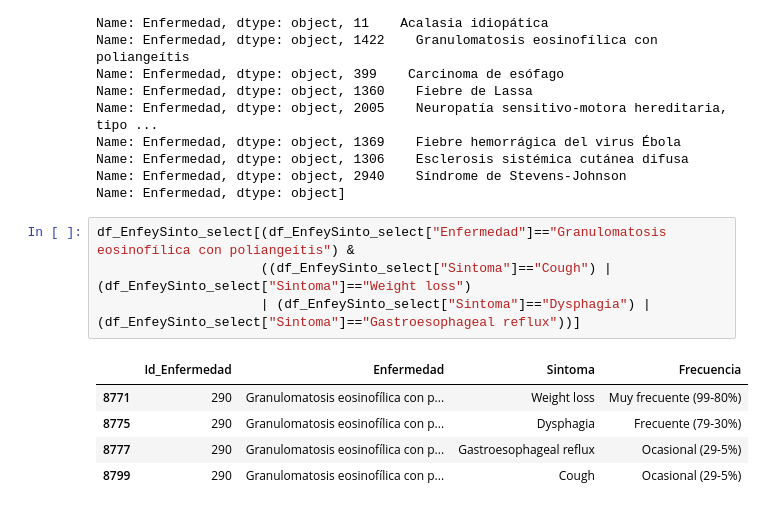
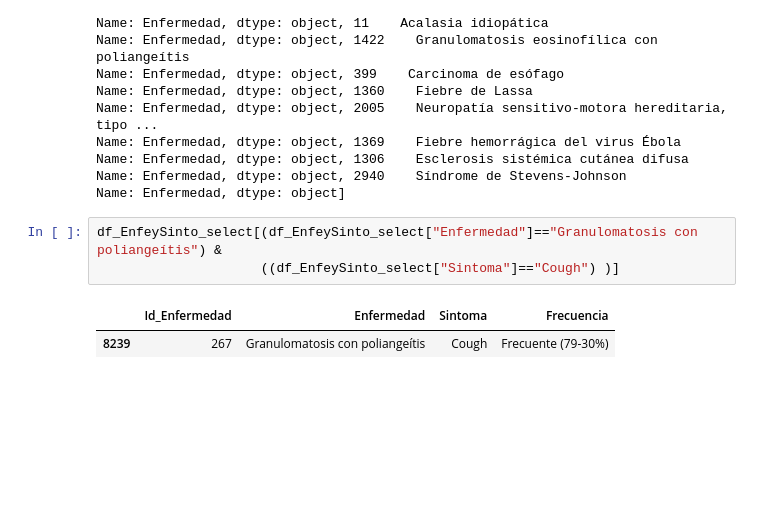
Before and after one commit to gpalomares2022/Kedro_real_project, a Jupyter notebook: notebooks/NotebookTFM18mayo.ipynb, the cells around one changed output. Drawn from its saved outputs; the diff is of its cells as text; blank space fills up the shorter version.

```diff
--- a/notebooks/NotebookTFM18mayo.ipynb
+++ b/notebooks/NotebookTFM18mayo.ipynb
@@ -811,12 +871,8 @@ Name: Enfermedad, dtype: object, 1306    Esclerosis sistémica cutánea difusa
 Name: Enfermedad, dtype: object, 2940    Síndrome de Stevens-Johnson
 Name: Enfermedad, dtype: object]
 # %%
-df_EnfeySinto_select[(df_EnfeySinto_select["Enfermedad"]=="Granulomatosis eosinofílica con poliangeítis") &
-                     ((df_EnfeySinto_select["Sintoma"]=="Cough") | (df_EnfeySinto_select["Sintoma"]=="Weight loss")
-                     | (df_EnfeySinto_select["Sintoma"]=="Dysphagia") | (df_EnfeySinto_select["Sintoma"]=="Gastroesophageal reflux"))]
+df_EnfeySinto_select[(df_EnfeySinto_select["Enfermedad"]=="Granulomatosis con poliangeítis") &
+                     ((df_EnfeySinto_select["Sintoma"]=="Cough") )]
 # %% [output]
 |  | Id_Enfermedad | Enfermedad | Sintoma | Frecuencia |
-| 8771 | 290 | Granulomatosis eosinofílica con p... | Weight loss | Muy frecuente (99-80%) |
-| 8775 | 290 | Granulomatosis eosinofílica con p... | Dysphagia | Frecuente (79-30%) |
-| 8777 | 290 | Granulomatosis eosinofílica con p... | Gastroesophageal reflux | Ocasional (29-5%) |
-| 8799 | 290 | Granulomatosis eosinofílica con p... | Cough | Ocasional (29-5%) |
+| 8239 | 267 | Granulomatosis con poliangeítis | Cough | Frecuente (79-30%) |
```
Also changed, not shown: parts of 15 cells of this notebook, 2 other files.
